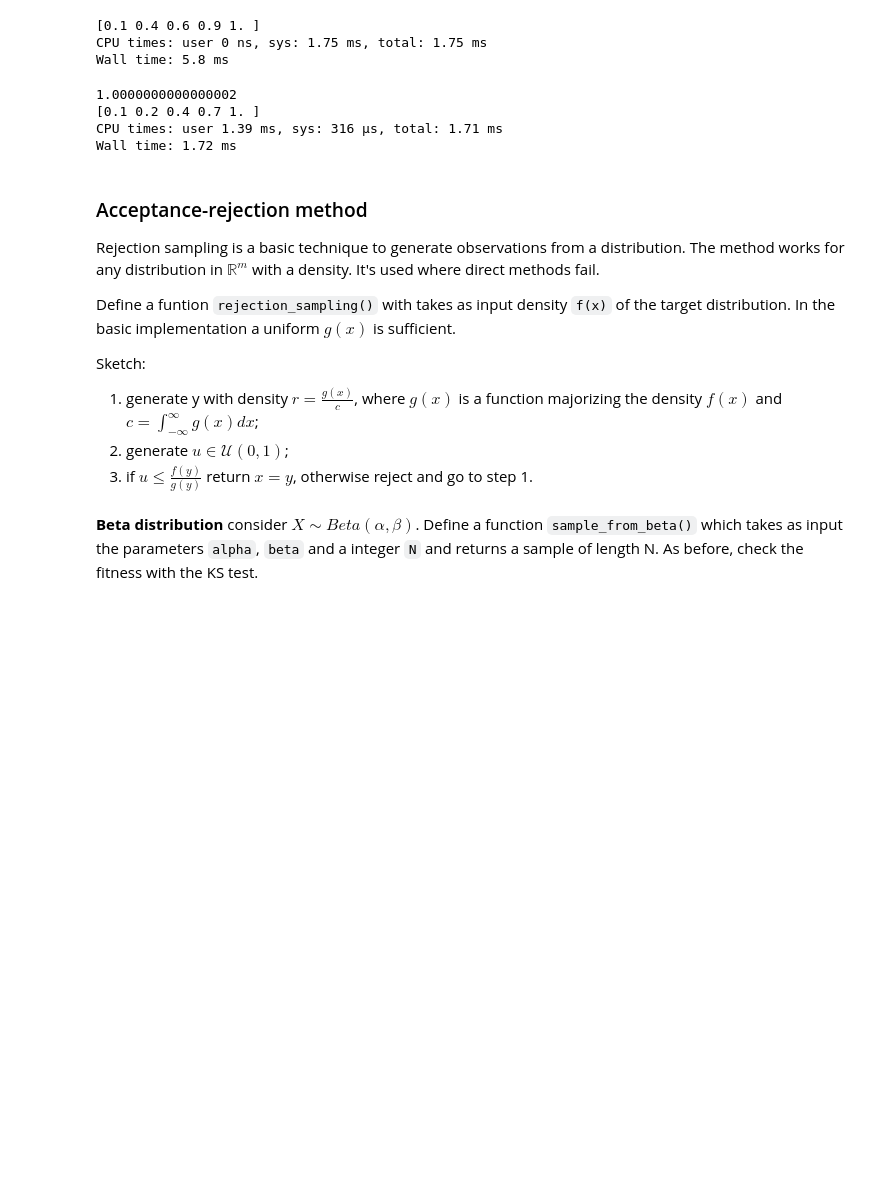
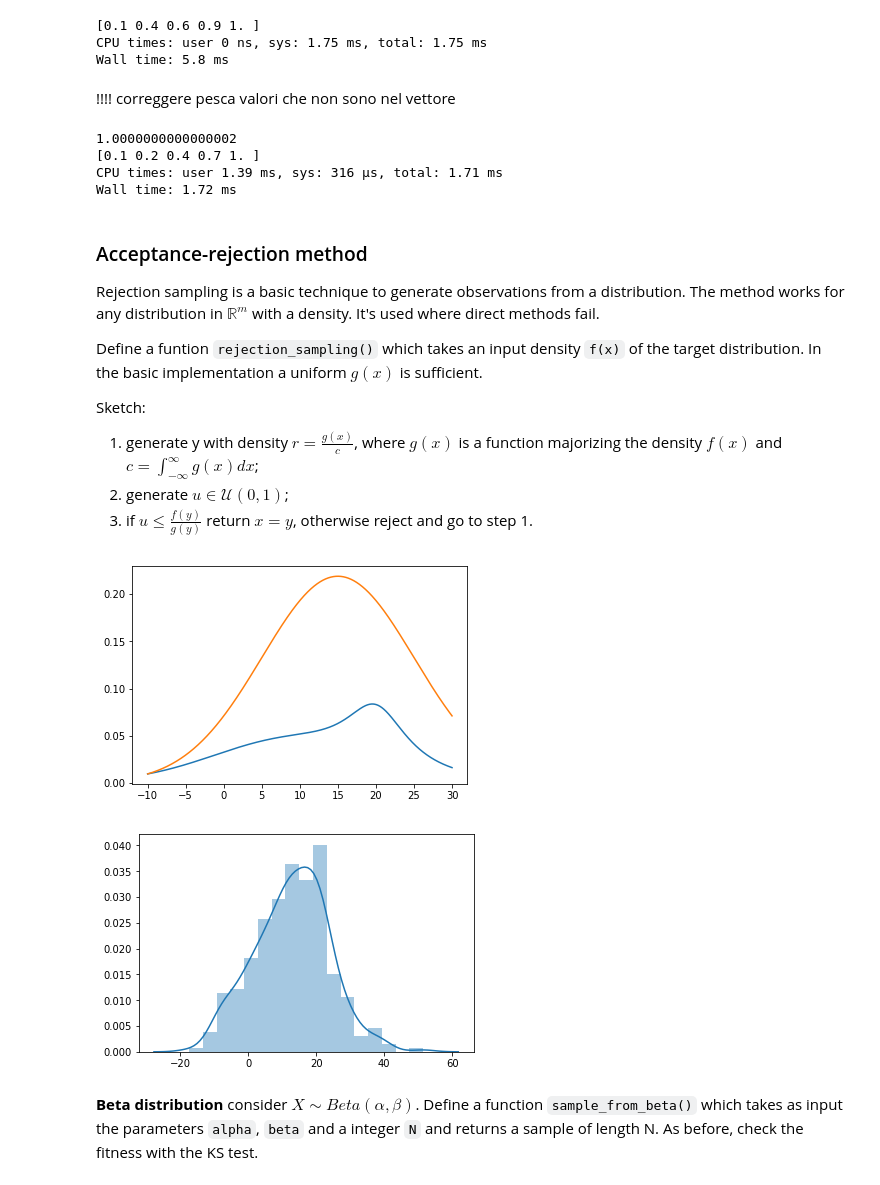
Before and after one commit to ginevracoal/stochastic_modelling_simulation, a Jupyter notebook: lab/01_sampling.ipynb, the cells around one changed output. Drawn from its saved outputs; the diff is of its cells as text; code cells hidden in the pictures; blank space fills up the shorter version.

```diff
--- a/lab/01_sampling.ipynb
+++ b/lab/01_sampling.ipynb
@@ -143,6 +147,8 @@ sample_discrete_rv(0.88, p)
 [0.1 0.4 0.6 0.9 1. ]
 CPU times: user 0 ns, sys: 1.75 ms, total: 1.75 ms
 Wall time: 5.8 ms
+# %% [markdown]
+!!!! correggere pesca valori che non sono nel vettore
 # %%
 %%time
 # efficient
@@ -169,7 +175,7 @@ Wall time: 1.72 ms
 ### Acceptance-rejection method
 Rejection sampling is a basic technique to generate observations from a distribution. The method works for any distribution in $\mathbb {R} ^{m}$ with a density. It's used where direct methods fail.
 
-Define a funtion `rejection_sampling()` with takes as input density `f(x)` of the target distribution.
+Define a funtion `rejection_sampling()` which takes an input density `f(x)` of the target distribution.
 In the basic implementation a uniform $g(x)$ is sufficient.
 
 
@@ -184,2 +187,43 @@ def rejections_sampling():
+# %%
+def rejection_sampling(f, # target density
+                       proposal_params=[15,10], # params of the proposal distribution
+                       xrange=[-10,30], # xrange for draws
+                       N=1000): # number of draws
+    samples=[]
+
+    # normal proposal distribution
+    g = lambda x: st.norm.pdf(x, proposal_params[0], proposal_params[1])
+
+    x = np.linspace(xrange[0], xrange[1],10000)
+    k = max(f(x) / g(x))
+
+    #c = k*integrate.quad(g, proposal_params[0], proposal_params[1])[0]
+
+    for i in range(N):
+        # 1.
+        y = np.random.normal(proposal_params[0], proposal_params[1])#/c
+
+        # 2.
+        u = np.random.uniform(0, k*g(y))
+
+        # 3.
+        if u <= f(y):
+            samples.append(y)
+
+    # plotting the results
+    plt.plot(x, f(x))
+    plt.plot(x, k*g(x))
+    plt.show()
+    sns.distplot(samples)
+
+    return np.array(samples)
+# %%
+def f(x):
+    return st.norm.pdf(x, loc=8, scale=10) + st.cauchy.pdf(x, loc=20, scale=5)
+
+samples = rejection_sampling(f=f)
+# %% [output]
+[figure, added]
+[figure, added]
 # %% [markdown]
 **Beta distribution** consider $X\sim Beta(\alpha,\beta)$. Define a function `sample_from_beta()` which takes as input the parameters `alpha`, `beta` and a integer `N` and returns a sample of length N. As before, check the fitness with the KS test.
```
Also changed, not shown: parts of 14 cells of this notebook, 4 other files.
